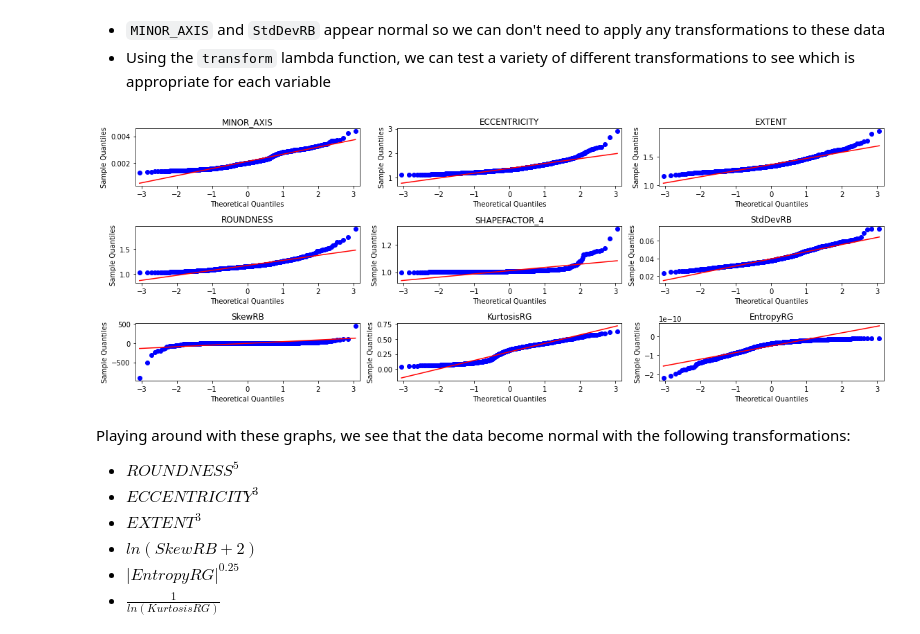
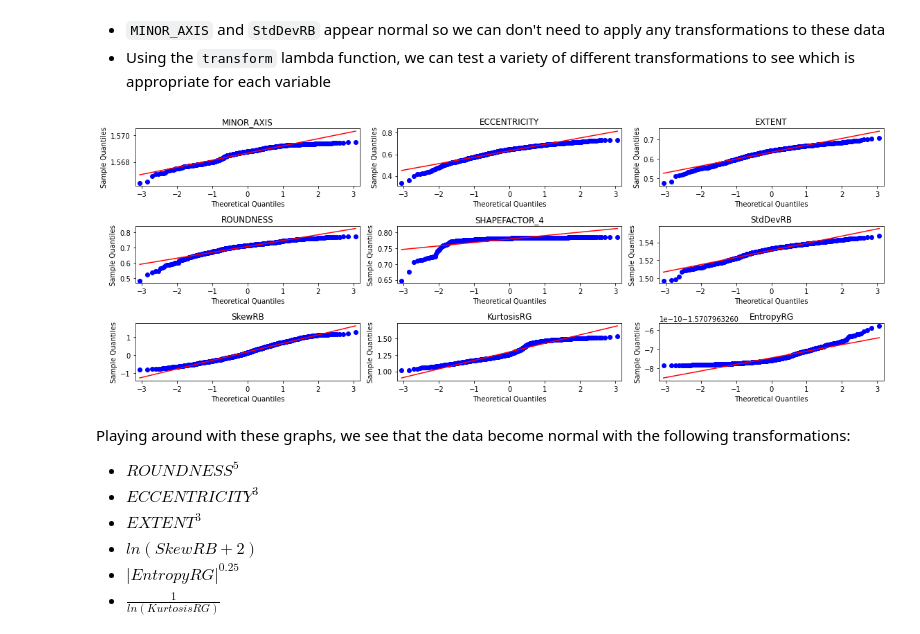
Before and after one commit to kynnemall/Date-Fruit-Dataset-Analysis, a Jupyter notebook: 1-analysis.ipynb, the cells around one changed output. Cells and saved outputs as stored; diff of their text form; code cells hidden in the pictures.

```diff
--- a/1-analysis.ipynb
+++ b/1-analysis.ipynb
@@ -145,14 +153,11 @@ X.describe()
 | 75% | 589.031700 | 0.802150 | 0.775850 | 0.899500 | 0.996400 | 29.482375 | 0.593950 | 7.320400 | -1.433105e+10 |
 | max | 766.453600 | 1.000000 | 0.856200 | 0.977300 | 0.999500 | 42.422800 | 3.092300 | 26.736700 | -5.627727e+08 |
 # %%
-def histograms(data):
-    plt.figure(figsize=(16, 6))
-    for i, col in enumerate(data.columns, 1):
-        plt.subplot(3, 3, i)
-        sns.histplot(data[col])
-    plt.tight_layout()
-
-histograms(X)
+plt.figure(figsize=(16, 6))
+for i, col in enumerate(X.columns, 1):
+    plt.subplot(3, 3, i)
+    sns.histplot(X[col])
+plt.tight_layout()
 # %% [output]
 [figure]
 # %% [markdown]
@@ -185,11 +190,12 @@ qqplots(X)
 * `MINOR_AXIS` and `StdDevRB` appear normal so we can don't need to apply any transformations to these data
 * Using the `transform` lambda function, we can test a variety of different transformations to see which is appropriate for each variable
 # %%
-transform = lambda x: 1 / x
-dropped = X[X["MINOR_AXIS"] > 100]
+transform = lambda x: np.arctan(x)
+dropped = X[X["MINOR_AXIS"] > 50]
+df = df[df["MINOR_AXIS"] > 50]
 qqplots(dropped, transform)
 # %% [output]
-[figure, old version]
+[figure, new version]
 # %% [markdown]
 Playing around with these graphs, we see that the data become normal with the following transformations:
 * $ ROUNDNESS^5 $
```
Also changed, not shown: parts of 3 cells of this notebook, 2 other files.
